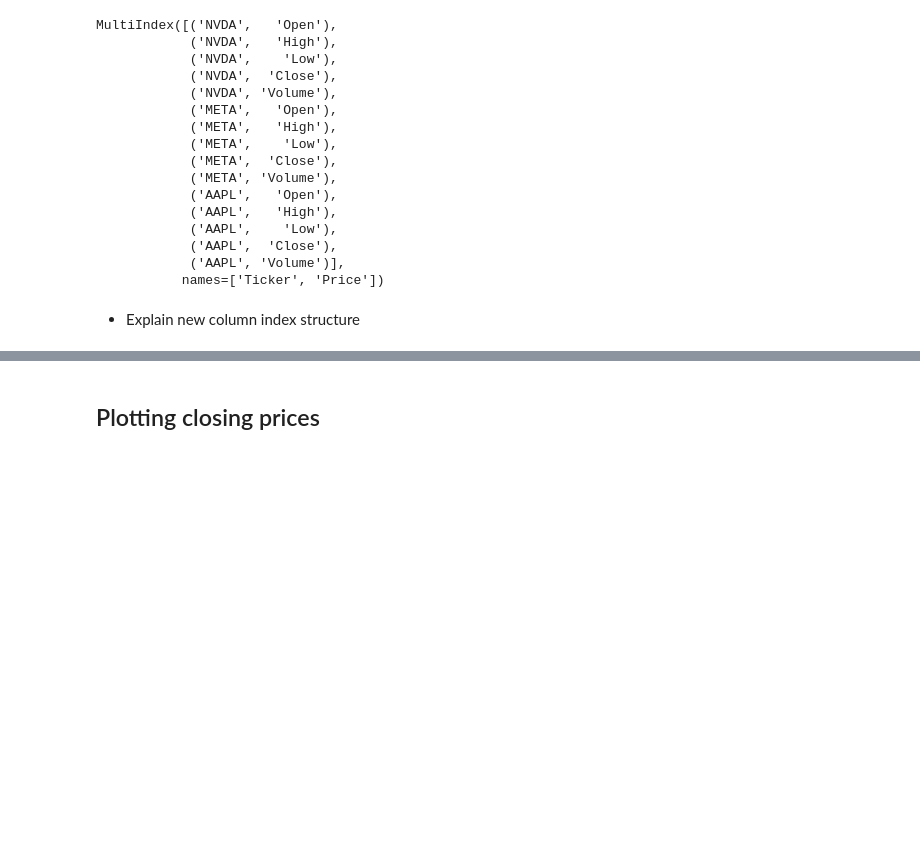
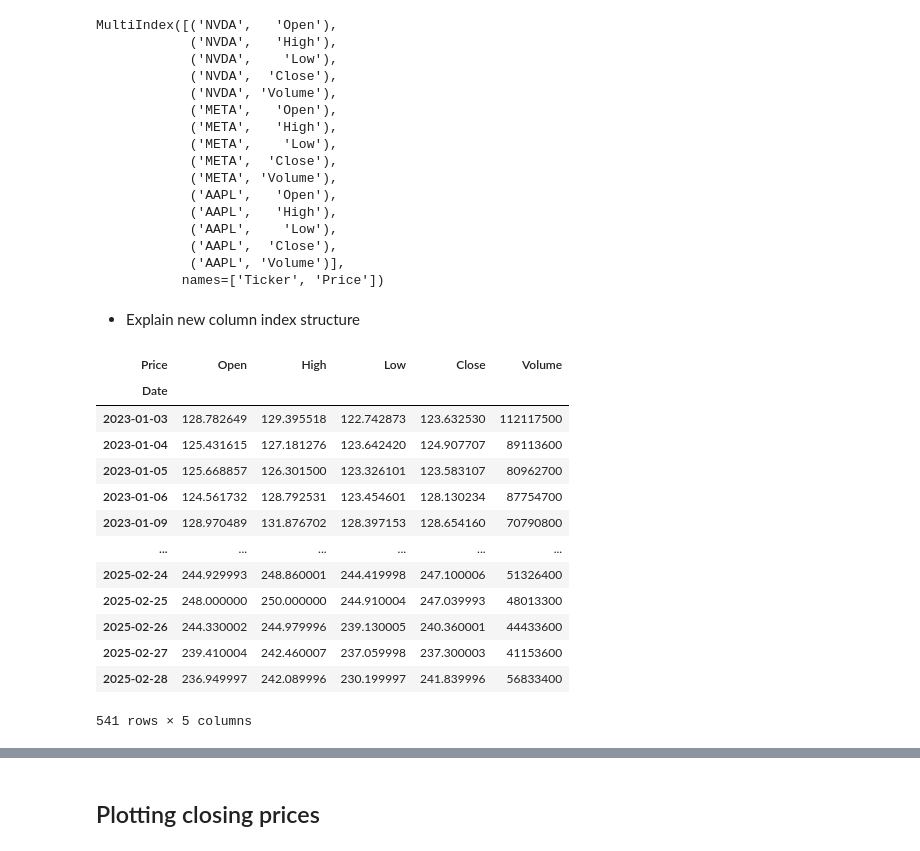
Before and after one commit to jrosebr1/pythonfintech, a Jupyter notebook: yfinance-market-data.ipynb, the cells around one changed output, grey strips where cells are left out. Drawn from its saved outputs; the diff is of its cells as text; code cells hidden in the pictures; blank space fills up the shorter version.

```diff
--- a/yfinance-market-data.ipynb
+++ b/yfinance-market-data.ipynb
@@ -125,3 +151,21 @@ MultiIndex([('NVDA',   'Open'),
            names=['Ticker', 'Price'])
 # %% [markdown]
 - Explain new column index structure
+# %%
+# access all columns for AAPL
+df_multi["AAPL"]
+# %% [output]
+| Price | Open | High | Low | Close | Volume |
+| Date |  |  |  |  |  |
+| 2023-01-03 | 128.782649 | 129.395518 | 122.742873 | 123.632530 | 112117500 |
+| 2023-01-04 | 125.431615 | 127.181276 | 123.642420 | 124.907707 | 89113600 |
+| 2023-01-05 | 125.668857 | 126.301500 | 123.326101 | 123.583107 | 80962700 |
+| 2023-01-06 | 124.561732 | 128.792531 | 123.454601 | 128.130234 | 87754700 |
+| 2023-01-09 | 128.970489 | 131.876702 | 128.397153 | 128.654160 | 70790800 |
+| ... | ... | ... | ... | ... | ... |
+| 2025-02-24 | 244.929993 | 248.860001 | 244.419998 | 247.100006 | 51326400 |
+| 2025-02-25 | 248.000000 | 250.000000 | 244.910004 | 247.039993 | 48013300 |
+| 2025-02-26 | 244.330002 | 244.979996 | 239.130005 | 240.360001 | 44433600 |
+| 2025-02-27 | 239.410004 | 242.460007 | 237.059998 | 237.300003 | 41153600 |
+| 2025-02-28 | 236.949997 | 242.089996 | 230.199997 | 241.839996 | 56833400 |
+541 rows × 5 columns
```
Also changed, not shown: parts of 10 cells of this notebook.
